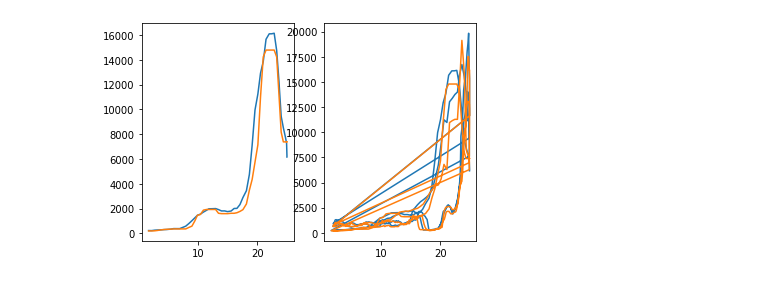
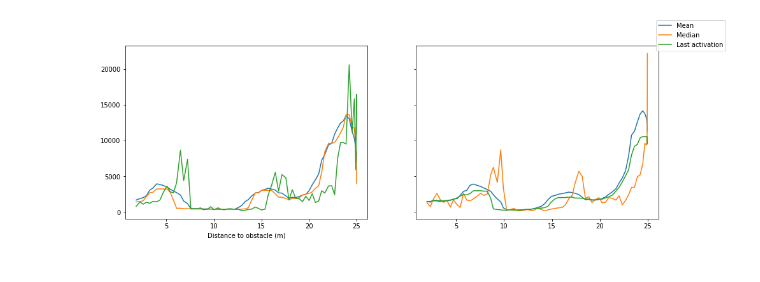
Before and after one commit to joanreyero/pyx4-avoidance, a Jupyter notebook: src/analytics/of-parameters/try.ipynb, the cells around one changed output. Cells and saved outputs as stored; diff of their text form; code cells hidden in the pictures.

Commit message:
Added first plot

```diff
--- a/src/analytics/of-parameters/try.ipynb
+++ b/src/analytics/of-parameters/try.ipynb
@@ -11,10 +11,10 @@ from analytics_functions import clean_activations
 
 data = [
     {
-        'vel': 3,
+        'vel': 2,
         'win_size': 30,
         'poly_n': 5,
-        'files': ['csv/1-vel-3-ws-30-polyn-5.csv', 'csv/1-vel-3-ws-30-polyn-5-no-obstacle.csv']
+        'files': ['csv/0-vel-2-ws-30-polyn-5.csv', 'csv/0-vel-2-ws-30-polyn-5-no-obstacle.csv']
     },
     #{
     #    'vel': 1,
@@ -27,14 +27,25 @@ data = [
 # %%
 
 for dic in data:
-    fig, axs = plt.subplots(1, 2)
+    fig, axs = plt.subplots(1, 2, sharey=True, figsize=(15, 5))
 
     for i, f in enumerate(dic['files']):
         df = pd.read_csv(f)
         df[ACT] = df[ACT].apply(clean_activations)
         means = df[ACT].apply(np.mean)
         medians = df[ACT].apply(np.median)
-        axs[i].plot(df[DIST], means)
-        axs[i].plot(df[DIST], medians)
+        last = df[ACT].apply(lambda a: a[-1])
+        if i == 0:
+            axs[i].plot(df[DIST], means, label='Mean')
+            axs[i].plot(df[DIST], medians, label='Median')
+            axs[i].plot(df[DIST], last, label='Last activation')
+        else:
+            axs[i].plot(df[DIST], means)
+            axs[i].plot(df[DIST], last)
+            axs[i].plot(df[DIST], medians)
+    fig.legend()
+    axs[0].set_xlabel('Distance to obstacle (m)')
+    axs[1].set_xlabel('Distance to obstacle location (m)')
+    axs[0].set_ylabel('Activati')
 # %% [output]
-[figure, old version]
+[figure, new version]
```
Also changed, not shown: 1 other file.
